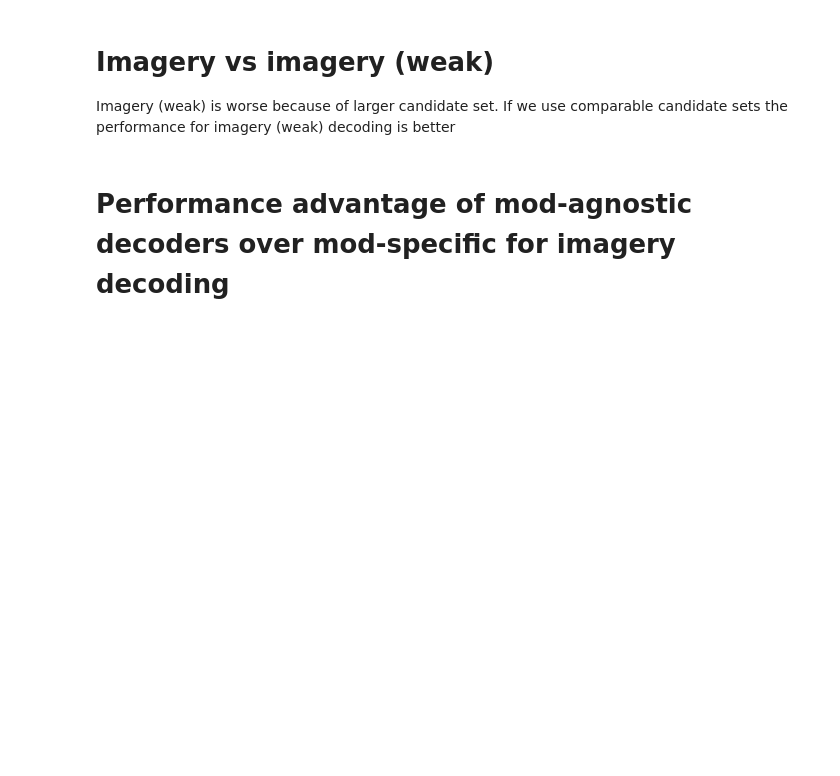
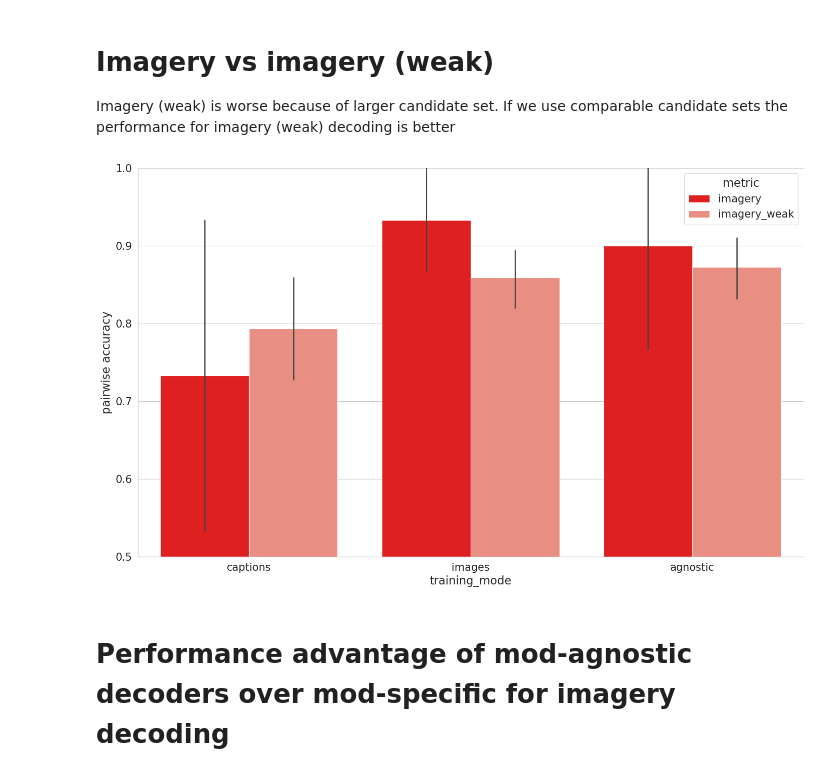
Before and after one commit to mitjanikolaus/multimodal_decoding, a Jupyter notebook: notebooks/analysis_imagery.ipynb, the cells around one changed output. Cells and saved outputs as stored; diff of their text form; code cells hidden in the pictures; blank space fills up the shorter version.

```diff
--- a/notebooks/analysis_imagery.ipynb
+++ b/notebooks/analysis_imagery.ipynb
@@ -1,5 +1,6 @@
 # %%
 import os
+import sys
 import numpy as np
 import matplotlib.pyplot as plt
 import matplotlib.image as mpimg
@@ -13,6 +14,8 @@ import pickle
 from PIL import Image, ImageColor
 import matplotlib.colors
 from sklearn.preprocessing import StandardScaler
+
+sys.path.append(os.path.expanduser('~/multimodal_decoding_additional_test/'))
 from utils import LATENT_FEATURES_DIR, RESULTS_DIR, FMRI_BETAS_SURFACE_DIR, STIM_INFO_PATH, COCO_IMAGES_DIR, METRIC_CROSS_DECODING, FMRI_DATA_DIR, DECODER_ADDITIONAL_TEST_OUT_DIR, FMRI_BIDS_DATA_DIR, SUBJECTS_ADDITIONAL_TEST
 from analyses.decoding.ridge_regression_decoding import NUM_CV_SPLITS, pairwise_accuracy, get_run_str, RESULTS_FILE, PREDICTIONS_FILE
 from data import MODALITY_AGNOSTIC, MODALITY_SPECIFIC_IMAGES, MODALITY_SPECIFIC_CAPTIONS, TRAINING_MODES, CAPTION, IMAGE, TEST_SPLITS, LatentFeatsConfig, get_stim_info, SPLIT_TRAIN, TEST_IMAGES, TEST_CAPTIONS, SPLIT_IMAGERY, SPLIT_IMAGERY_WEAK, get_latents_for_splits, standardize_latents, IMAGERY
@@ -25,8 +28,8 @@ from sklearn.metrics.pairwise import cosine_similarity
 from notebook_utils import load_predictions, load_betas, get_data_default_feats
 from glob import glob
 
-sns.set_style("white")
-sns.set_context("paper", font_scale=1.5)
+sns.set_style("whitegrid")
+sns.set_context("paper", font_scale=1.7)
 %matplotlib inline
 # %%
 def load_results_data():
@@ -75,19 +93,21 @@ Imagery (weak) is worse because of larger candidate set. If we use comparable ca
 # %%
 to_plot = filtered.copy()
 
 ORDER = ['captions', 'images', 'agnostic']
 HUE_ORDER = ['imagery', 'imagery_weak']
 PALETTE = ['red', 'salmon']
 # sns.set(font_scale=1.3)
 plt.figure(figsize=(17,10))
-plt.title('imagery decoding', y=0.95, fontsize=20)
+# plt.title('imagery decoding', y=0.95, fontsize=20)
 
 ax = sns.barplot(data=to_plot, x="training_mode", y="value", hue="metric", order=ORDER, hue_order=HUE_ORDER, palette=PALETTE)
 plt.ylabel('pairwise accuracy')
 plt.ylim((0.5, 1))
 sns.despine()
 plt.savefig(os.path.join(RESULTS_DIR, f"imagery_vs_imagery_weak.png"), bbox_inches='tight', pad_inches=0, dpi=300)
 plt.show()
+# %% [output]
+[figure, added]
 # %% [markdown]
 # Performance advantage of mod-agnostic decoders over mod-specific for imagery decoding
 # %%
```
Also changed, not shown: parts of 5 cells of this notebook, 1 other file.
